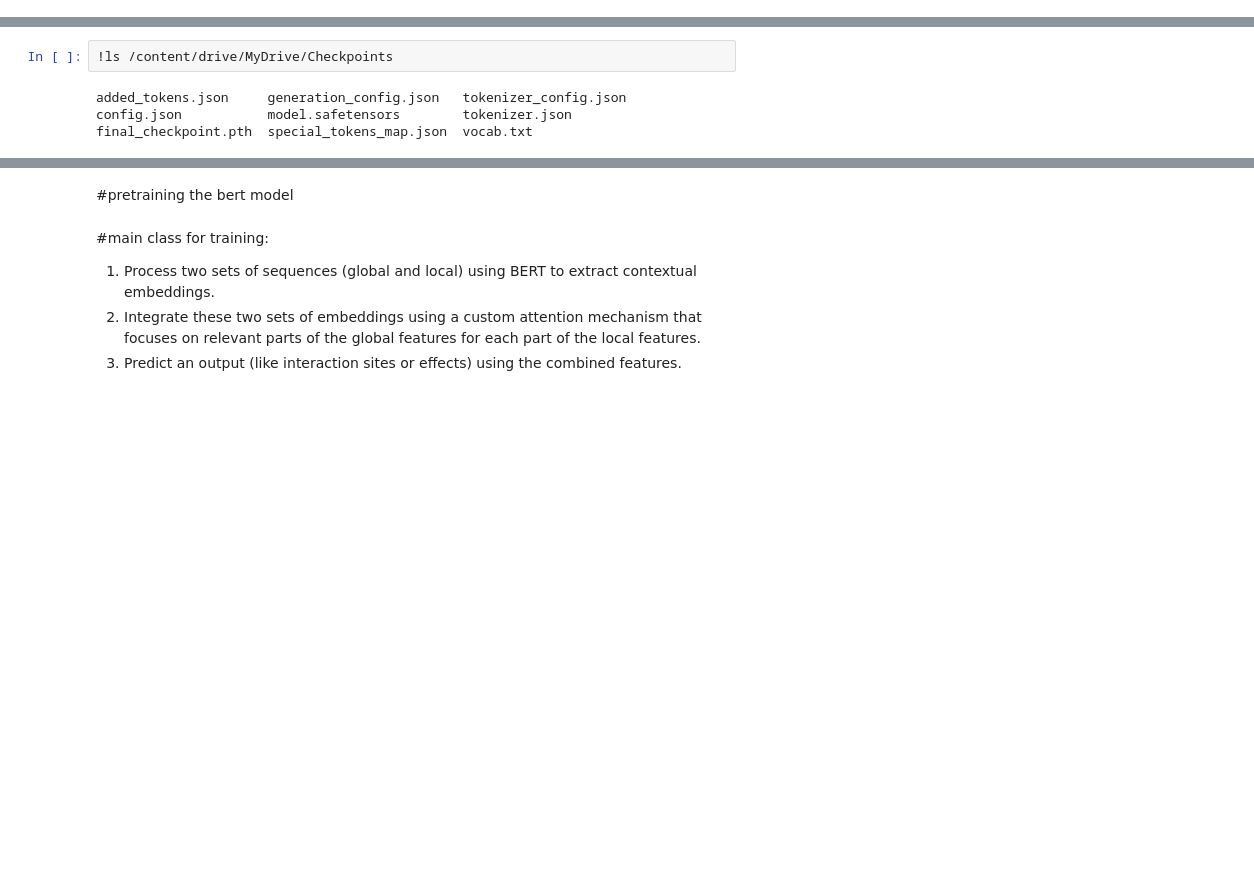
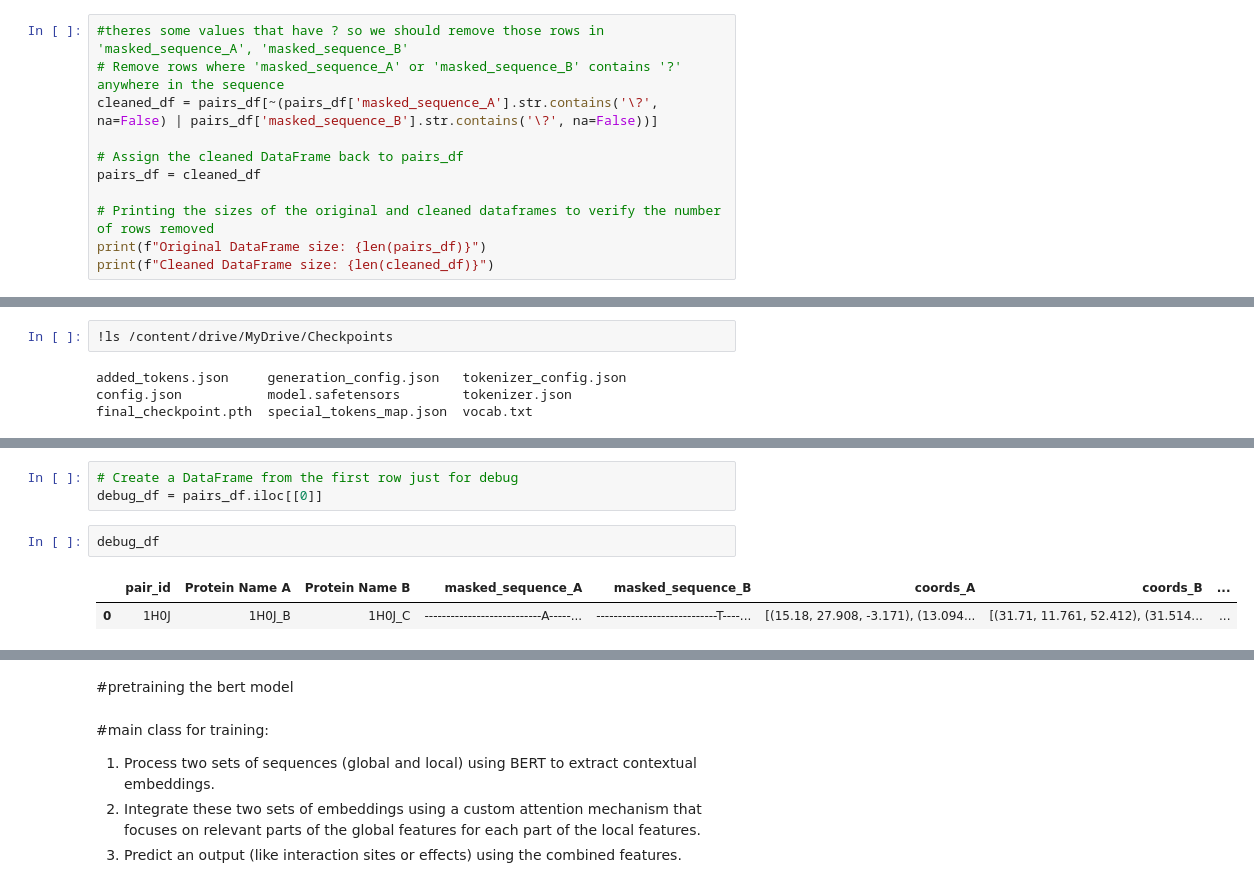
Before and after one commit to kattens/Protein-Interaction-with-LLMs, a Jupyter notebook: REAL_Second_part_model_after_the_protbert_finetune.ipynb, the cells around one changed output, grey strips where cells are left out. Cells and saved outputs as stored; diff of their text form; blank space fills up the shorter version.

```diff
--- a/REAL_Second_part_model_after_the_protbert_finetune.ipynb
+++ b/REAL_Second_part_model_after_the_protbert_finetune.ipynb
@@ -23,2 +38,13 @@ Mounted at /content/drive
 csv_file = '/content/drive/MyDrive/pairs.csv'
 pairs_df = pd.read_csv(csv_file)
+# %%
+#theres some values that have ? so we should remove those rows in 'masked_sequence_A', 'masked_sequence_B'
+# Remove rows where 'masked_sequence_A' or 'masked_sequence_B' contains '?' anywhere in the sequence
+cleaned_df = pairs_df[~(pairs_df['masked_sequence_A'].str.contains('\?', na=False) | pairs_df['masked_sequence_B'].str.contains('\?', na=False))]
+
+# Assign the cleaned DataFrame back to pairs_df
+pairs_df = cleaned_df
+
+# Printing the sizes of the original and cleaned dataframes to verify the number of rows removed
+print(f"Original DataFrame size: {len(pairs_df)}")
+print(f"Cleaned DataFrame size: {len(cleaned_df)}")
@@ -229 +208,9 @@ class ProteinInteractionDataset(Dataset):
+# %%
+# Create a DataFrame from the first row just for debug
+debug_df = pairs_df.iloc[[0]]
+# %%
+debug_df
+# %% [output]
+|  | pair_id | Protein Name A | Protein Name B | masked_sequence_A | masked_sequence_B | coords_A | coords_B | ... |
+| 0 | 1H0J | 1H0J_B | 1H0J_C | ---------------------------A-----... | ----------------------------T----... | [(15.18, 27.908, -3.171), (13.094... | [(31.71, 11.761, 52.412), (31.514... | ... |
 # %%
```
Also changed, not shown: parts of 23 cells of this notebook.
